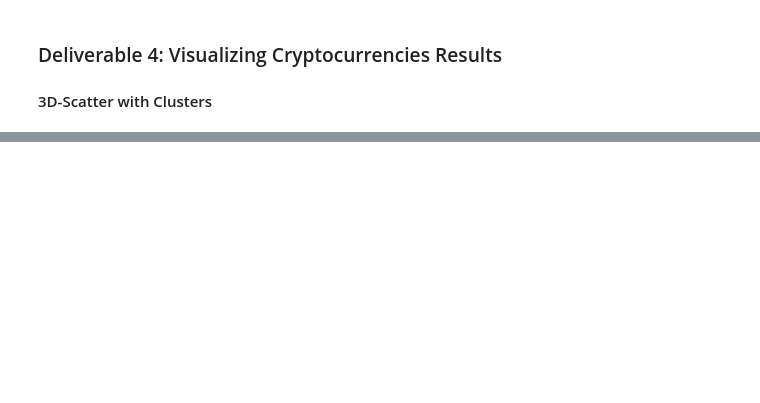
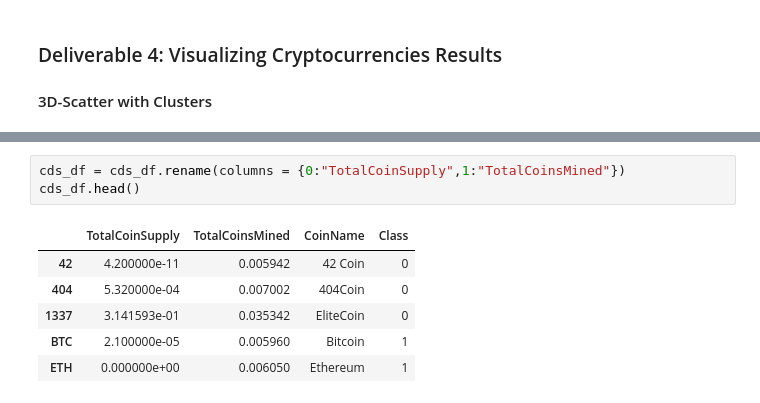
Before and after one commit to jlozano1990/Cryptocurrencies, a Jupyter notebook: crypto_clustering.ipynb, the cells around one changed output, grey strips where cells are left out. Drawn from its saved outputs; the diff is of its cells as text; blank space fills up the shorter version.

```diff
--- a/crypto_clustering.ipynb
+++ b/crypto_clustering.ipynb
@@ -313,2 +362,12 @@ plot_df.head(10)
+# %%
+cds_df = cds_df.rename(columns = {0:"TotalCoinSupply",1:"TotalCoinsMined"})
+cds_df.head()
+# %% [output]
+|  | TotalCoinSupply | TotalCoinsMined | CoinName | Class |
+| 42 | 4.200000e-11 | 0.005942 | 42 Coin | 0 |
+| 404 | 5.320000e-04 | 0.007002 | 404Coin | 0 |
+| 1337 | 3.141593e-01 | 0.035342 | EliteCoin | 0 |
+| BTC | 2.100000e-05 | 0.005960 | Bitcoin | 1 |
+| ETH | 0.000000e+00 | 0.006050 | Ethereum | 1 |
 # %%
 # Create a hvplot.scatter plot using x="TotalCoinsMined" and y="TotalCoinSupply".
```
Also changed, not shown: parts of 13 cells of this notebook.
